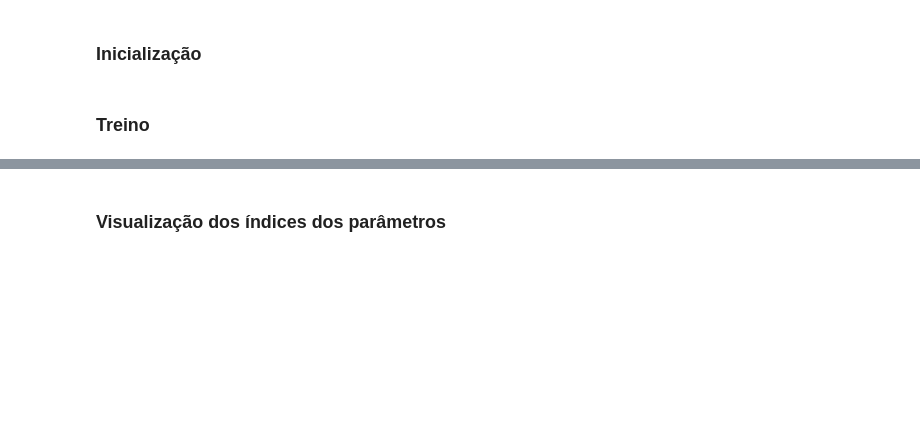
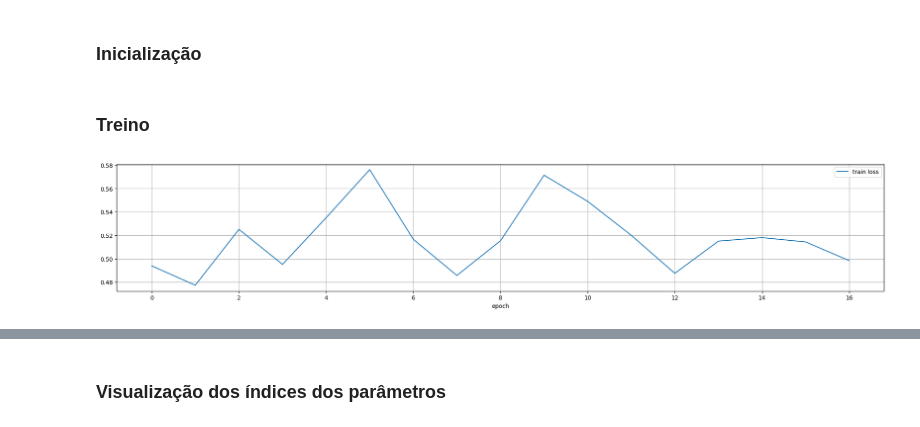
Before and after one commit to Ronnypetson/titanic, a Jupyter notebook: MNIST_Maromba.ipynb, the cells around one changed output, grey strips where cells are left out. Cells and saved outputs as stored; diff of their text form; code cells hidden in the pictures; blank space fills up the shorter version.

```diff
--- a/MNIST_Maromba.ipynb
+++ b/MNIST_Maromba.ipynb
@@ -665,19 +670,19 @@ class MTensor:
     #     f=vecprod,
     # )
     ###
-    # mdot = _nsbmd(
+    mdot = _nsbmd(
+        self.data.reshape(-1, self.data.shape[-1], 1),
+        b.data.reshape(-1, b.data.shape[-1], 1),
+        aidx,
+        bidx,
+    )
+    ###
+    # mdot = _rdot(
     #     self.data.reshape(-1, self.data.shape[-1], 1),
     #     b.data.reshape(-1, b.data.shape[-1], 1),
     #     aidx,
     #     bidx,
     # )
-    ###
-    mdot = _rdot(
-        self.data.reshape(-1, self.data.shape[-1], 1),
-        b.data.reshape(-1, b.data.shape[-1], 1),
-        aidx,
-        bidx,
-    )
     ###
     mdot = mdot.reshape(apre + bpre)
     # New indices
@@ -701,15 +706,15 @@ class MTensor:
     ###
     onesa = torch.ones(self.idx.shape).to(self.idx.device)
     onesb = torch.ones(b.idx.shape).to(b.idx.device)
+    midx = norm_normalize(
+        norm_normalize(_nsbmd(aidx, onesb, aidx, bidx))
+        + norm_normalize(_nsbmd(onesa, bidx, aidx, bidx))
+    )
+    ###
     # midx = norm_normalize(
-    #     norm_normalize(_nsbmd(aidx, onesb, aidx, bidx))
-    #     + norm_normalize(_nsbmd(onesa, bidx, aidx, bidx))
+    #     norm_normalize(_rdot(aidx, onesb, aidx, bidx))
+    #     + norm_normalize(_rdot(onesa, bidx, aidx, bidx))
     # )
-    ###
-    midx = norm_normalize(
-        norm_normalize(_rdot(aidx, onesb, aidx, bidx))
-        + norm_normalize(_rdot(onesa, bidx, aidx, bidx))
-    )
     ###
     new_shape = apre + bpre + (d_idx,)
     midx = midx.reshape(new_shape)
@@ -776,7 +781,8 @@ class MModule(nn.Module):
     _W_idx = torch.rand((1, n_params, idx_dim), device=device)
     self.W_idx = nn.Parameter(_W_idx)
     self.MW = MTensor(self.W, self.W_idx)
-    self.activation = nn.ReLU()
+    # self.activation = nn.ReLU()
+    self.activation = nn.ELU()
 
   def _msample(self, x: MTensor, n_sets, n_samples):
     """
@@ -1043,14 +1049,14 @@ def prepare_input(x, y, device="cpu"):
 # %% [markdown]
 ### Treino
 # %%
-hidden_dim = 400
+hidden_dim = 100
 start_mode = False
 valid_mode = False
 # TODO: Visualize conv layer output
 samples = [
     # in_ch * out_ch * h * w,
-    1 * 2 * 5 * 5,
-    2 * 4 * 3 * 3,
+    1 * 4 * 5 * 5,
+    4 * 8 * 3 * 3,
     # 4 * 8 * 3 * 3,
     hidden_dim,
 ]
@@ -1102,33 +1108,35 @@ for epoch in range(num_epochs):
     train_log["acc"].append(np.nan)
     train_log["set"].append("train")
     train_log["epoch"].append(epoch)
   if valid_mode:
     model.eval()
     with torch.no_grad():
       for x, y in iter(test_data_loader):
         x = x.to(device)
         y = y.to(device)
         x, y = prepare_input(x, y, device=device)
         y_pred = model.forward(x)
         loss = maromba_loss(y, y_pred)
         acc = maromba_accuracy(y, y_pred)
         train_log["eval loss"].append(loss.item())
         train_log["train loss"].append(np.nan)
         train_log["acc"].append(acc.item())
         train_log["set"].append("eval")
         train_log["epoch"].append(epoch)
     group_cols = ["epoch", "train loss", "eval loss", "acc"]
   else:
     group_cols = ["epoch", "train loss"]
   df_train = pd.DataFrame(train_log)
   display.clear_output(wait=True)
   (
     df_train[group_cols]
     .groupby("epoch")
     .agg(lambda x: x.median(skipna=True))
     .plot(figsize=(24, 4), grid=True)
   )
   plt.show()
+# %% [output]
+[figure, added]
 # %%
 torch.cuda.empty_cache()
 # %%
```
Also changed, not shown: parts of 5 cells of this notebook.
